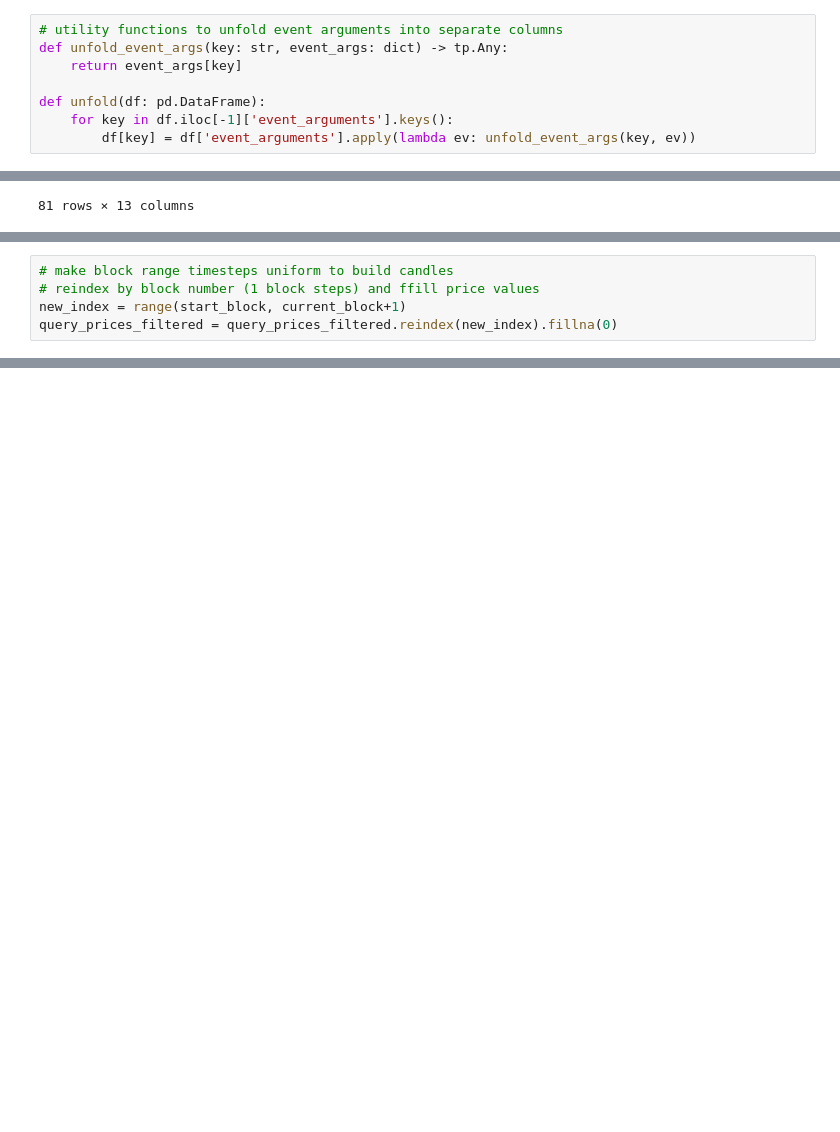
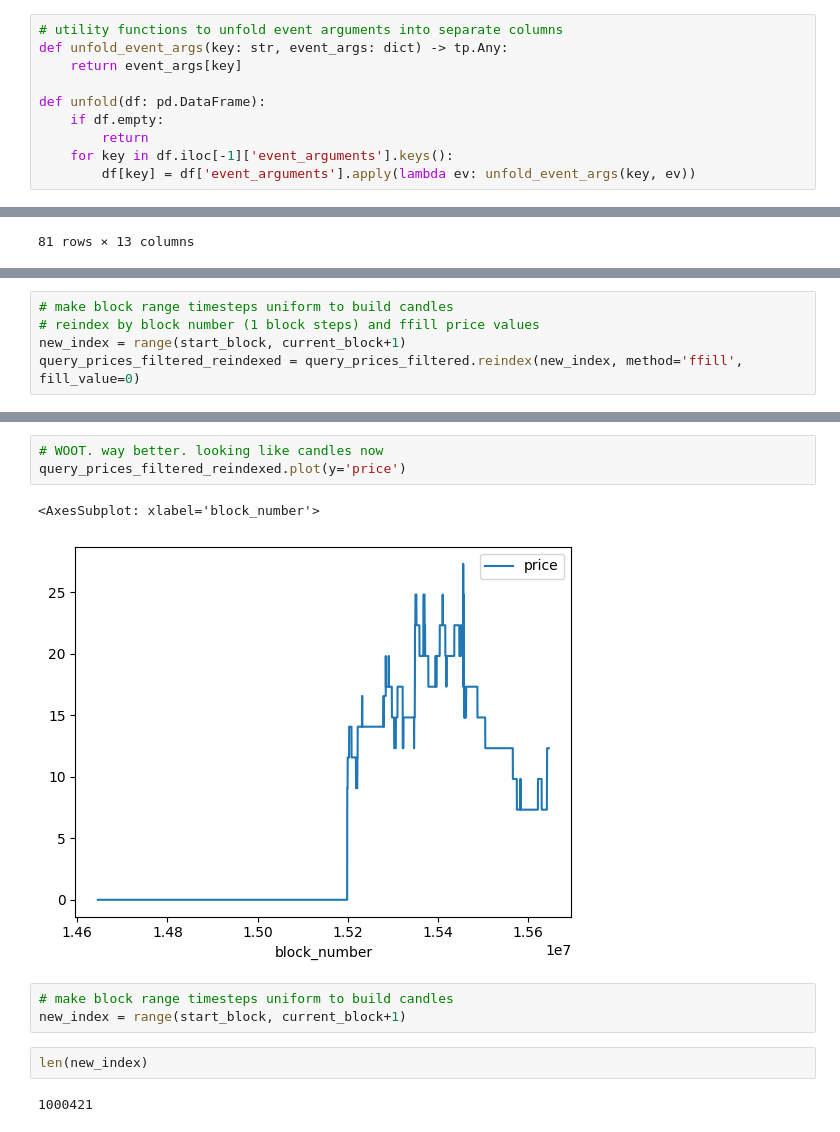
Before and after one commit to fmrmf/sudo-ape, a Jupyter notebook: notebook/sudo-ape.ipynb, the cells around one changed output, grey strips where cells are left out. Cells and saved outputs as stored; diff of their text form; blank space fills up the shorter version.

```diff
--- a/notebook/sudo-ape.ipynb
+++ b/notebook/sudo-ape.ipynb
@@ -100,6 +102,8 @@ def unfold_event_args(key: str, event_args: dict) -> tp.Any:
     return event_args[key]
 
 def unfold(df: pd.DataFrame):
+    if df.empty:
+        return
     for key in df.iloc[-1]['event_arguments'].keys():
         df[key] = df['event_arguments'].apply(lambda ev: unfold_event_args(key, ev))
 # %%
@@ -382,5 +349,0 @@ query_prices_filtered.plot(y='price')
-# %%
-# make block range timesteps uniform to build candles
-# reindex by block number (1 block steps) and ffill price values
-new_index = range(start_block, current_block+1)
-query_prices_filtered = query_prices_filtered.reindex(new_index).fillna(0)
@@ -413,0 +386,5 @@ query_prices_filtered.plot(y='price')
+# %%
+# make block range timesteps uniform to build candles
+# reindex by block number (1 block steps) and ffill price values
+new_index = range(start_block, current_block+1)
+query_prices_filtered_reindexed = query_prices_filtered.reindex(new_index, method='ffill', fill_value=0)
@@ -413,0 +408,13 @@ query_prices_filtered.plot(y='price')
+# %%
+# WOOT. way better. looking like candles now
+query_prices_filtered_reindexed.plot(y='price')
+# %% [output]
+<AxesSubplot: xlabel='block_number'>
+[figure, added]
+# %%
+# make block range timesteps uniform to build candles
+new_index = range(start_block, current_block+1)
+# %%
+len(new_index)
+# %% [output]
+1000421
```
Also changed, not shown: parts of 37 cells of this notebook.
